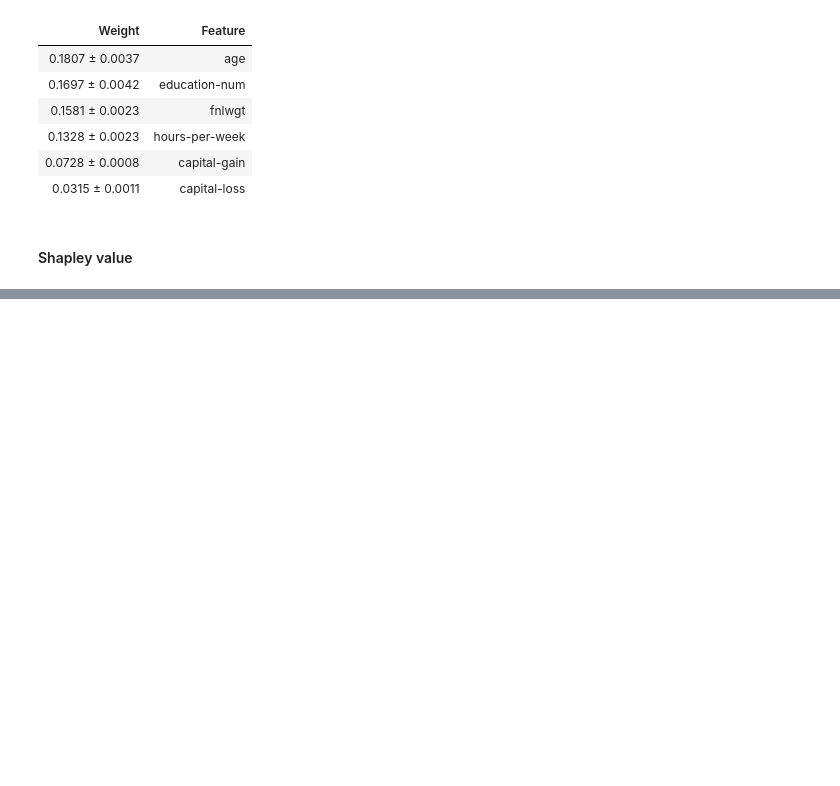
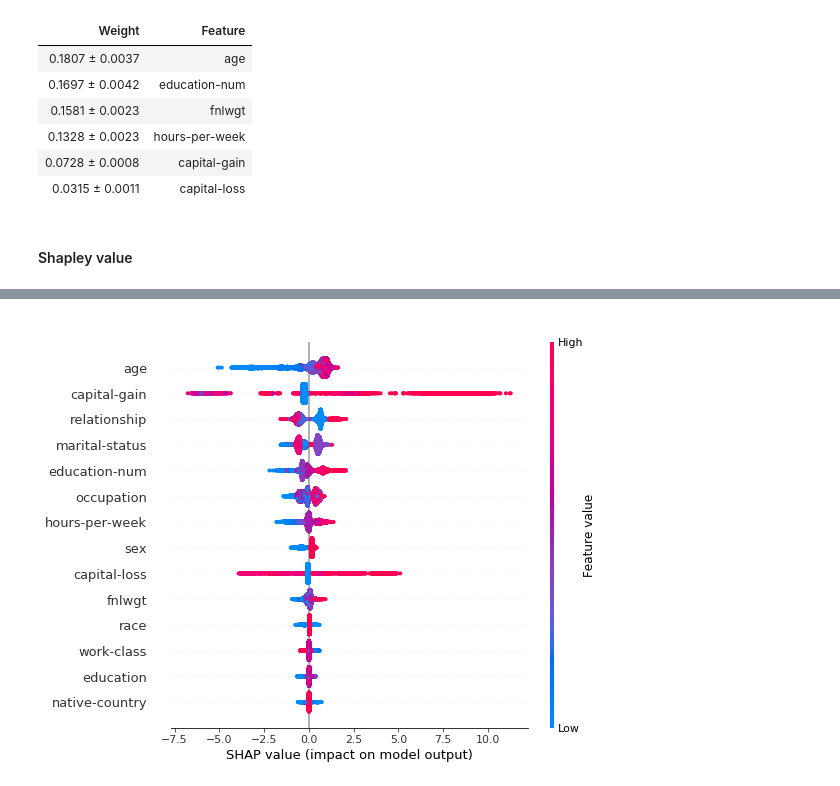
Before and after one commit to XiaoqiMa/Master-Thesis, a Jupyter notebook: Code/Jupyter-notebooks/feature_importance.ipynb, the cells around one changed output, grey strips where cells are left out. Saved outputs shown, nothing was run; the diff lists cells and outputs as text; code cells hidden in the pictures; blank space fills up the shorter version.

Commit message:
reorganize feature importance

```diff
--- a/Code/Jupyter-notebooks/feature_importance.ipynb
+++ b/Code/Jupyter-notebooks/feature_importance.ipynb
@@ -216,0 +305,29 @@ shap.force_plot(explainer.expected_value[1], shap_values[1], X_train.iloc[:200,
+# %%
+import lightgbm as lgb
+
+params = {
+    "max_bin": 512,
+    "learning_rate": 0.05,
+    "boosting_type": "gbdt",
+    "objective": "binary",
+    "metric": "binary_logloss",
+    "num_leaves": 10,
+    "verbose": -1,
+    "min_data": 100,
+    "boost_from_average": True
+}
+
+adult_data = pd.read_csv('../Datasets/adult_train.csv', index_col=0)
+data = DataEncoding(adult_data)
+df_adult = data.label_encoding()
+X = df_adult.drop('target', axis=1)
+y = df_adult['target'].astype(bool)
+
+X_train, X_test, y_train, y_test = train_test_split(X, y, test_size=0.2, random_state=7)
+d_train = lgb.Dataset(X_train, label=y_train)
+d_test = lgb.Dataset(X_test, label=y_test)
+
+model = lgb.train(params, d_train, 10000, valid_sets=[d_test], early_stopping_rounds=50, verbose_eval=1000)
+# %%
+explainer = shap.TreeExplainer(model)
+shap_values = explainer.shap_values(X)
@@ -216,0 +340,4 @@ shap.force_plot(explainer.expected_value[1], shap_values[1], X_train.iloc[:200,
+# %%
+shap.summary_plot(shap_values, X)
+# %% [output]
+[figure, added]
```
Also changed, not shown: parts of 15 cells of this notebook, 1 other file.
